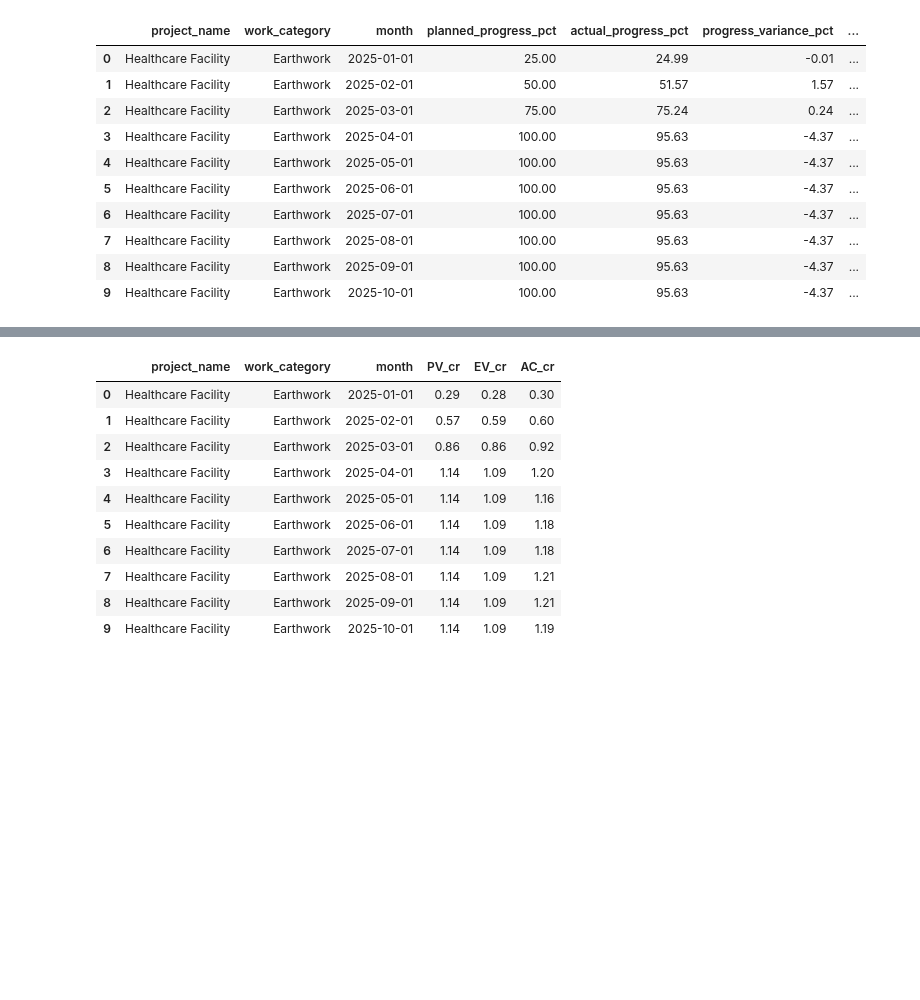
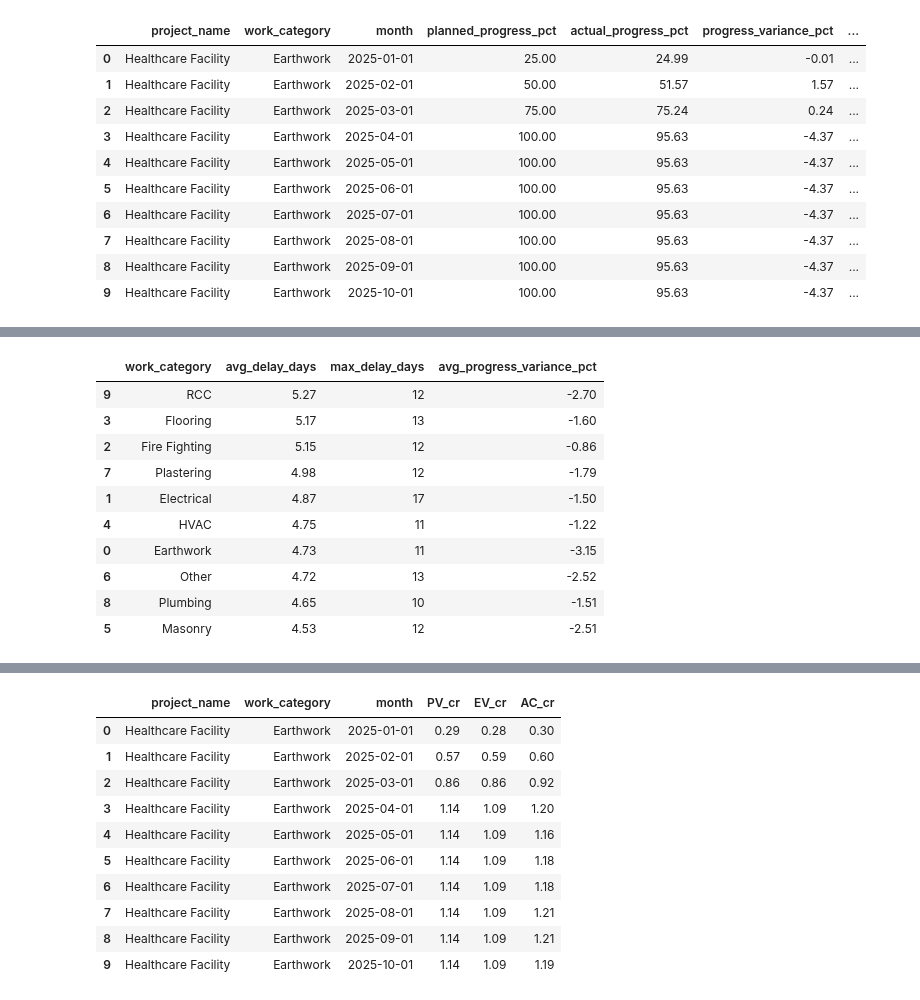
Before and after one commit to rb-ananth/construction-project-analytics, a Jupyter notebook: notebooks/construction_project_analysis.ipynb, the cells around one changed output, grey strips where cells are left out. Saved outputs shown, nothing was run; the diff lists cells and outputs as text; code cells hidden in the pictures; blank space fills up the shorter version.

```diff
--- a/notebooks/construction_project_analysis.ipynb
+++ b/notebooks/construction_project_analysis.ipynb
@@ -631,0 +670,26 @@ df[
+# %%
+# Work-category delay analysis
+
+category_delay = (
+    df.groupby("work_category", as_index=False)
+    .agg(
+        avg_delay_days=("delay_days", "mean"),
+        max_delay_days=("delay_days", "max"),
+        avg_progress_variance_pct=("progress_variance_pct", "mean")
+    )
+    .sort_values("avg_delay_days", ascending=False)
+)
+
+category_delay
+# %% [output]
+|  | work_category | avg_delay_days | max_delay_days | avg_progress_variance_pct |
+| 9 | RCC | 5.27 | 12 | -2.70 |
+| 3 | Flooring | 5.17 | 13 | -1.60 |
+| 2 | Fire Fighting | 5.15 | 12 | -0.86 |
+| 7 | Plastering | 4.98 | 12 | -1.79 |
+| 1 | Electrical | 4.87 | 17 | -1.50 |
+| 4 | HVAC | 4.75 | 11 | -1.22 |
+| 0 | Earthwork | 4.73 | 11 | -3.15 |
+| 6 | Other | 4.72 | 13 | -2.52 |
+| 8 | Plumbing | 4.65 | 10 | -1.51 |
+| 5 | Masonry | 4.53 | 12 | -2.51 |
```
Also changed, not shown: parts of 13 cells of this notebook, 3 other files.
